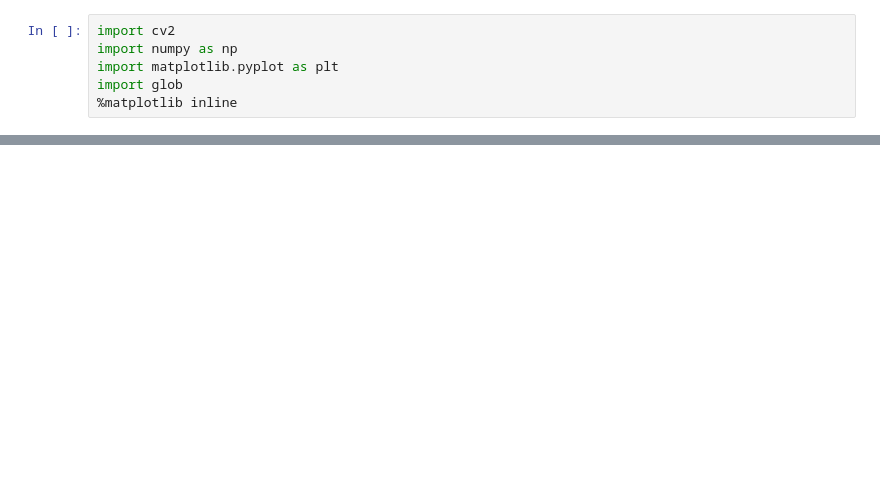
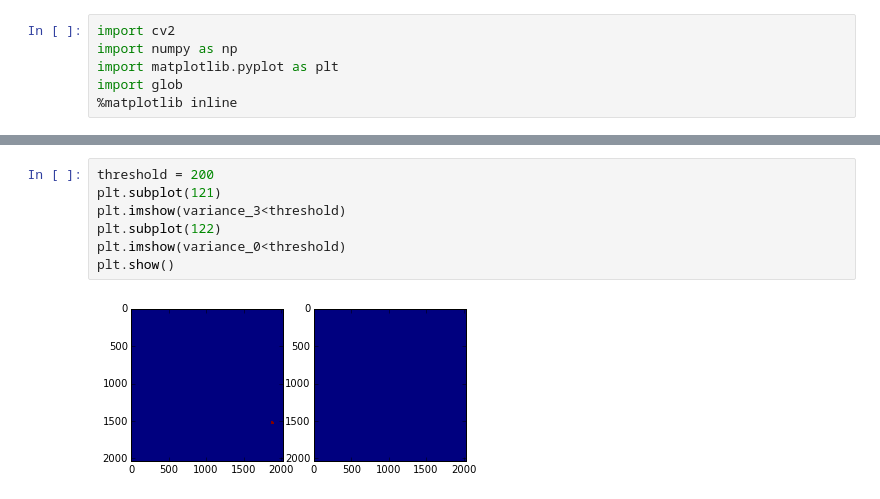
Before and after one commit to lostleaf/geo-hw2, a Jupyter notebook: Untitled.ipynb, the cells around one changed output, grey strips where cells are left out. Drawn from its saved outputs; the diff is of its cells as text; blank space fills up the shorter version.

```diff
--- a/Untitled.ipynb
+++ b/Untitled.ipynb
@@ -47,0 +39,9 @@ variance /= len(file_names)
+# %%
+threshold = 200
+plt.subplot(121)
+plt.imshow(variance_3<threshold)
+plt.subplot(122)
+plt.imshow(variance_0<threshold)
+plt.show()
+# %% [output]
+[figure, added]
```
Also changed, not shown: parts of 9 cells of this notebook, 1 other file.
